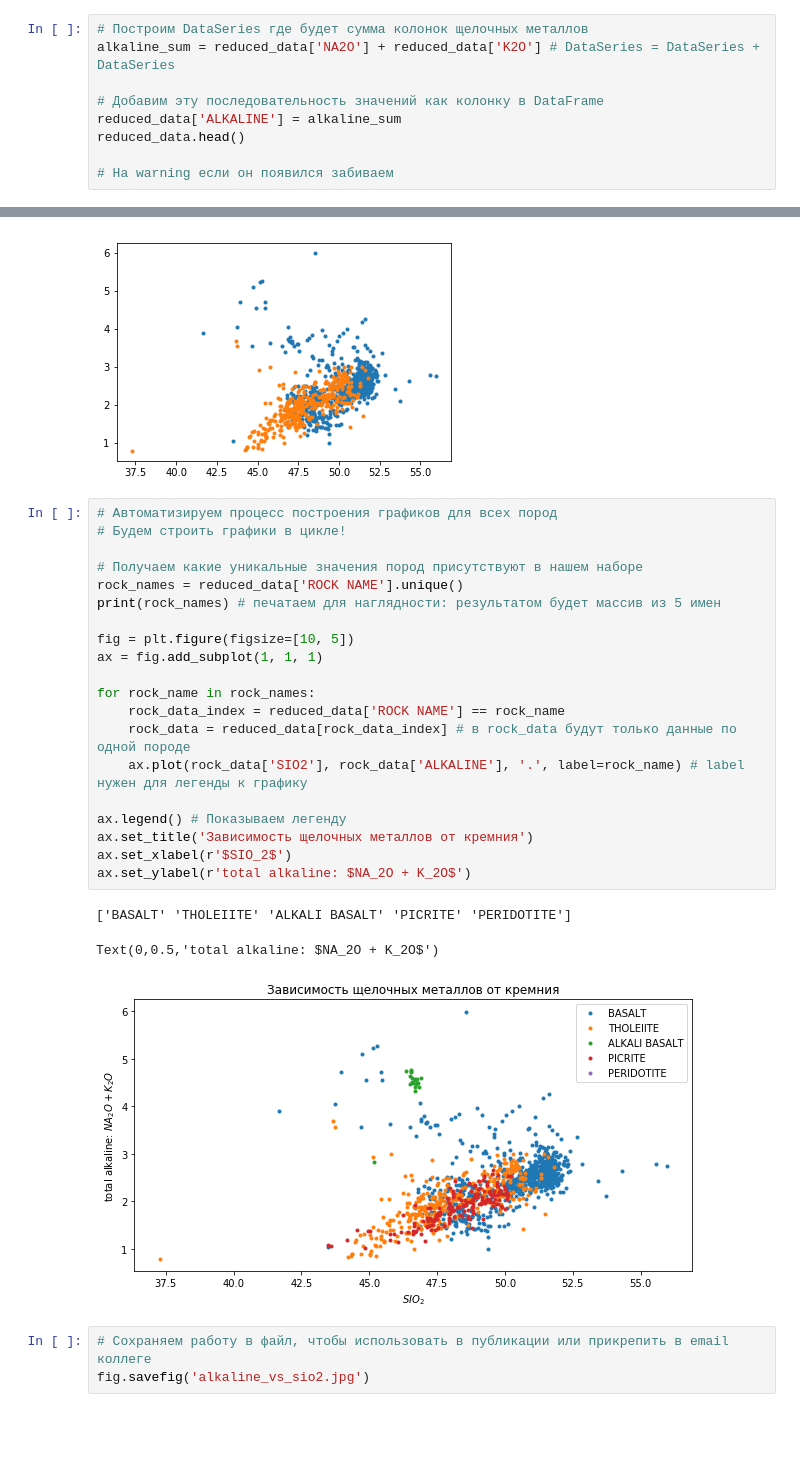
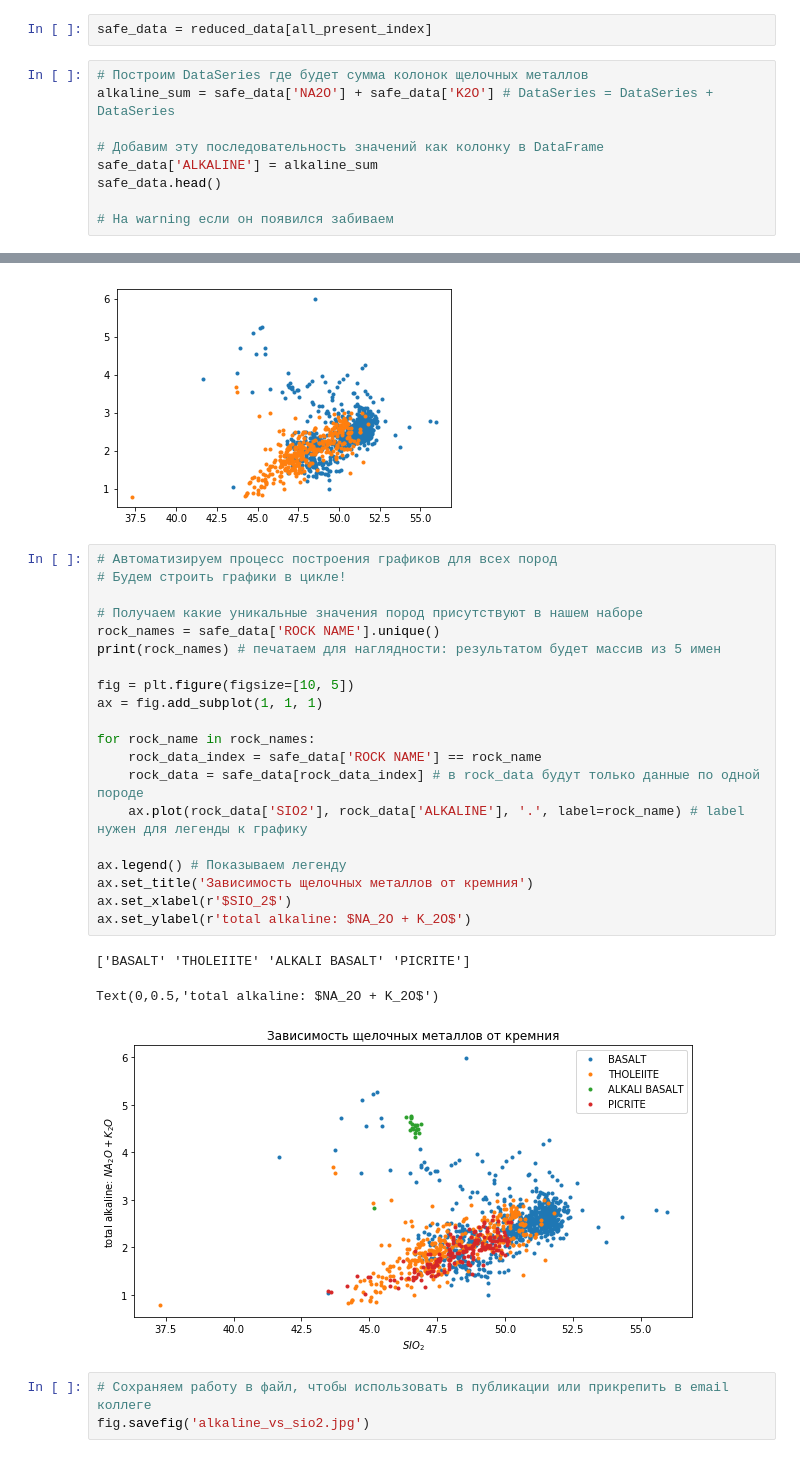
Before and after one commit to rzaitov/earth_spbu, a Jupyter notebook: data_frame_manipulation.ipynb, the cells around one changed output, grey strips where cells are left out. Cells and saved outputs as stored; diff of their text form; blank space fills up the shorter version.

Commit message:
Работаю только с отфильтрованными данными

```diff
--- a/data_frame_manipulation.ipynb
+++ b/data_frame_manipulation.ipynb
@@ -127,13 +127,15 @@ print('Всего строк в таблице', data.shape) # (кол-во ст
 Кол-во строк с отсутствующими значениями: 101
 Кол-во строк где все значения есть: 1391
 Всего строк в таблице (1492, 28)
+# %%
+safe_data = reduced_data[all_present_index]
 # %%
 # Построим DataSeries где будет сумма колонок щелочных металлов
-alkaline_sum = reduced_data['NA2O'] + reduced_data['K2O'] # DataSeries = DataSeries + DataSeries
+alkaline_sum = safe_data['NA2O'] + safe_data['K2O'] # DataSeries = DataSeries + DataSeries
 
 # Добавим эту последовательность значений как колонку в DataFrame
-reduced_data['ALKALINE'] = alkaline_sum
-reduced_data.head()
+safe_data['ALKALINE'] = alkaline_sum
+safe_data.head()
 
 # На warning если он появился забиваем
 # %% [output]
@@ -163,27 +165,27 @@ ax.plot(tholeiite_data['SIO2'], tholeiite_data['ALKALINE'], '.') # линии н
 # %%
 # Автоматизируем процесс построения графиков для всех пород
 # Будем строить графики в цикле!
 
 # Получаем какие уникальные значения пород присутствуют в нашем наборе
-rock_names = reduced_data['ROCK NAME'].unique()
+rock_names = safe_data['ROCK NAME'].unique()
 print(rock_names) # печатаем для наглядности: результатом будет массив из 5 имен
 
 fig = plt.figure(figsize=[10, 5])
 ax = fig.add_subplot(1, 1, 1)
 
 for rock_name in rock_names:
-    rock_data_index = reduced_data['ROCK NAME'] == rock_name
-    rock_data = reduced_data[rock_data_index] # в rock_data будут только данные по одной породе
+    rock_data_index = safe_data['ROCK NAME'] == rock_name
+    rock_data = safe_data[rock_data_index] # в rock_data будут только данные по одной породе
     ax.plot(rock_data['SIO2'], rock_data['ALKALINE'], '.', label=rock_name) # label нужен для легенды к графику
 
 ax.legend() # Показываем легенду
 ax.set_title('Зависимость щелочных металлов от кремния')
 ax.set_xlabel(r'$SIO_2$')
 ax.set_ylabel(r'total alkaline: $NA_2O + K_2O$')
 # %% [output]
-['BASALT' 'THOLEIITE' 'ALKALI BASALT' 'PICRITE' 'PERIDOTITE']
+['BASALT' 'THOLEIITE' 'ALKALI BASALT' 'PICRITE']
 Text(0,0.5,'total alkaline: $NA_2O + K_2O$')
-[figure, old version]
+[figure, new version]
 # %%
 # Сохраняем работу в файл, чтобы использовать в публикации или прикрепить в email коллеге
 fig.savefig('alkaline_vs_sio2.jpg')
```
Also changed, not shown: parts of 1 cell of this notebook.
